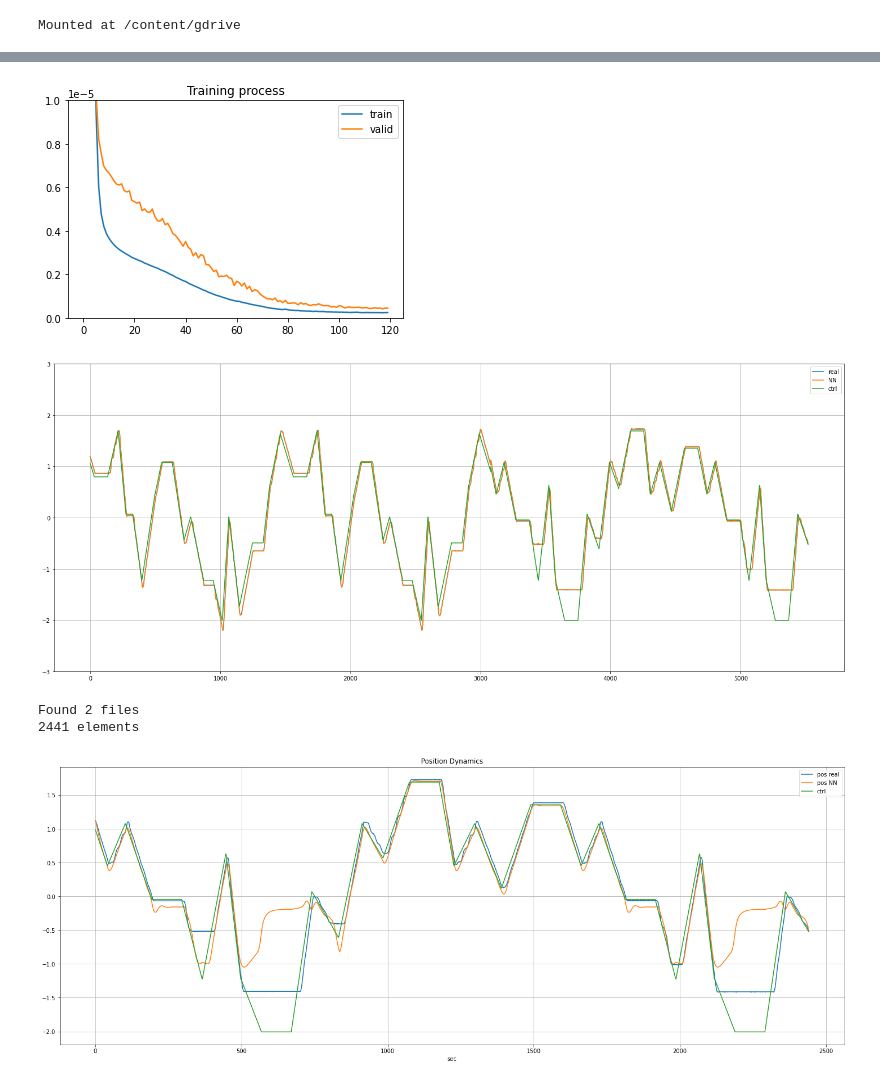
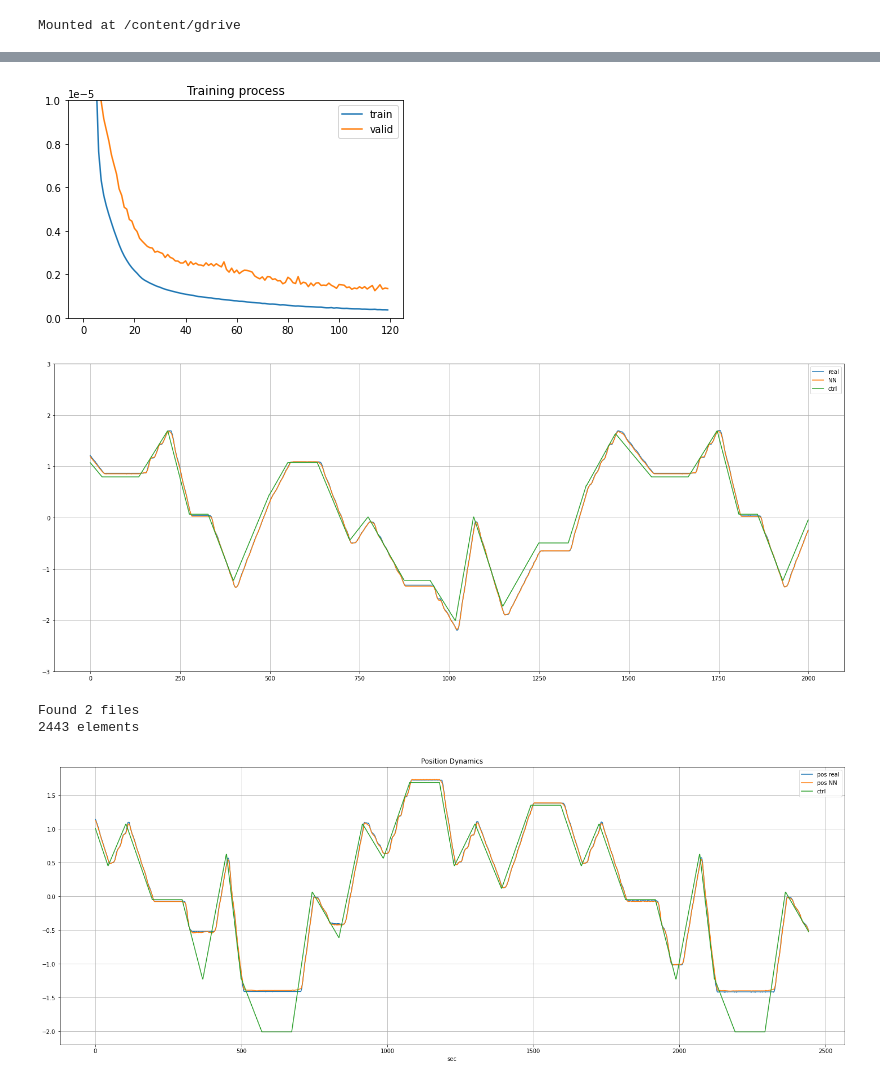
Before and after one commit to lukasmolnar/RoboCup_NN_Modeling, a Jupyter notebook: NN_Modeling_ShoulderPitch.ipynb, the cells around one changed output, grey strips where cells are left out. Saved outputs shown, nothing was run; the diff lists cells and outputs as text; code cells hidden in the pictures.

Commit message:
Store three time steps in history

```diff
--- a/NN_Modeling_ShoulderPitch.ipynb
+++ b/NN_Modeling_ShoulderPitch.ipynb
@@ -53,7 +53,7 @@ class MLP(nn.Module):
   def __init__(self):
     super().__init__()
     self.layers = nn.Sequential(
-      nn.Linear(11, 64),
+      nn.Linear(7, 64),
       nn.ReLU(),
       nn.Linear(64, 32),
       nn.ReLU(),
@@ -81,8 +81,8 @@ class MLP(nn.Module):
 data_path_train = '/content/gdrive/MyDrive/NN_Modeling_Dataset/ShoulderPitch/Right/train/'
 data_path_test = '/content/gdrive/MyDrive/NN_Modeling_Dataset/ShoulderPitch/Right/test/'
 
-data_columns = ["in_0", "in_1", "in_2", "in_3", "in_4",
-                "pos_0", "pos_1", "pos_2", "pos_3", "pos_4",
+data_columns = ["in_0", "in_1", "in_2",
+                "pos_0", "pos_1", "pos_2",
                 "stiffness", "outp"]
 
 dataset_train = pd.DataFrame(columns = data_columns)
@@ -102,8 +102,8 @@ for file in files:
       input_row = []
       pos_row = []
 
-      for i in range(5, table.shape[0]):
-        for k in range(5):
+      for i in range(3, table.shape[0]):
+        for k in range(3):
           input_row.append(table['requested'][i-k])
           pos_row.append(table['sensed'][i-(k+1)])
 
@@ -145,8 +145,8 @@ for file in files:
       input_row = []
       pos_row = []
 
-      for i in range(5, table.shape[0]):
-        for k in range(5):
+      for i in range(3, table.shape[0]):
+        for k in range(3):
           input_row.append(table['requested'][i-k])
           pos_row.append(table['sensed'][i-(k+1)])
 
@@ -303,26 +303,26 @@ plt.legend()
 plt.ylim([0, 1e-5])
 plt.show()
 # %% [output]
-[figure, old version]
+[figure, new version]
 # %%
 # Plot results for some validation data
 
 plt.figure(figsize=(25,10))
 
-real_trajectory = data_valid.y[:]
-predicted_trajectory = mlp(data_valid.X[:,:].float())
+real_trajectory = data_valid.y[:2000]
+predicted_trajectory = mlp(data_valid.X[:2000,:].float())
 
-requested = data_valid.X[:, 0]
+requested = data_valid.X[:2000, 0]
 
 plt.plot(real_trajectory, label="real")
 plt.plot(predicted_trajectory.detach().numpy(), label="NN")
 plt.plot(requested, label = "ctrl")
 plt.legend()
 plt.grid()
 plt.ylim([-3,3])
 plt.show()
 # %% [output]
-[figure, old version]
+[figure, new version]
 # %%
 # Full open-loop prediction using model outputs only
 
@@ -339,8 +339,8 @@ data_row = []
 input_row = []
 pos_row = []
 
-for i in range(5, table.shape[0]):
-    for k in range(5):
+for i in range(3, table.shape[0]):
+    for k in range(3):
         input_row.append(table['requested'][i-k])
         pos_row.append(table['sensed'][i-(k+1)])
 
@@ -359,7 +359,7 @@ features_position = copy.deepcopy(dataset.iloc[:,:-1].to_numpy())
 [mean_v, scale_v] = data_valid.__computeStat__()
 
 ctrl_input = (ctrl_input - mean_v[0])/scale_v[0] # index of 'in_0'
-position_real = (position_real - mean_v[5])/scale_v[5] # index of 'outp'
+position_real = (position_real - mean_v[3])/scale_v[3] # index of 'pos_0'
 features_position = (features_position - mean_v)/scale_v
 
 nn_position = []
@@ -371,12 +371,12 @@ for k in range(len(ctrl_input)):
     pos_out = mlp(torch.tensor(features_position[k,:]).float())
     nn_position.append(pos_out.detach().numpy())
 
-    if True:
-        for next in range(5):
-            try:
-                features_position[k+(1+next), 5+next] = pos_out
-            except:
-                pass
+    # Store the model's predicted position
+    for next in range(3):
+        try:
+            features_position[k+(1+next), 5+next] = pos_out
+        except:
+            pass
 
 xs = np.linspace(0,len(ctrl_input), num=len(ctrl_input))
 
@@ -394,5 +394,5 @@ plt.title("Position Dynamics")
 plt.show()
 # %% [output]
 Found 2 files
-2441 elements
+2443 elements
-[figure, old version]
+[figure, new version]
```
Also changed, not shown: parts of 4 cells of this notebook.
